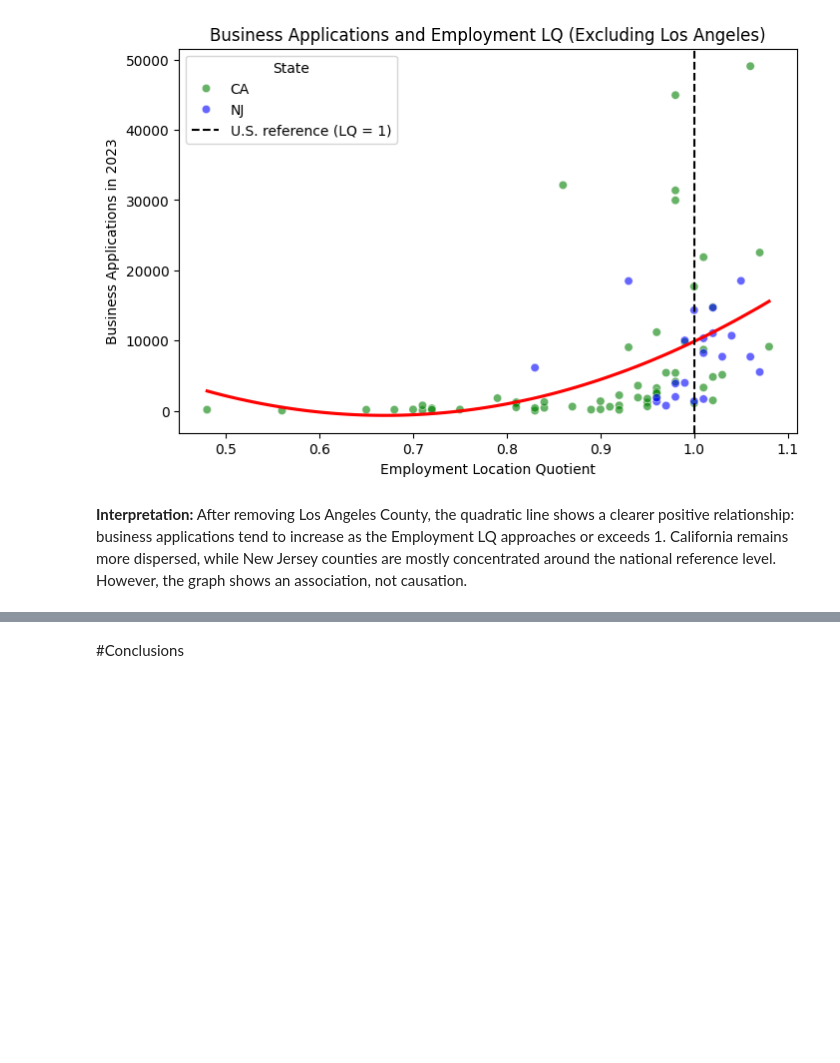
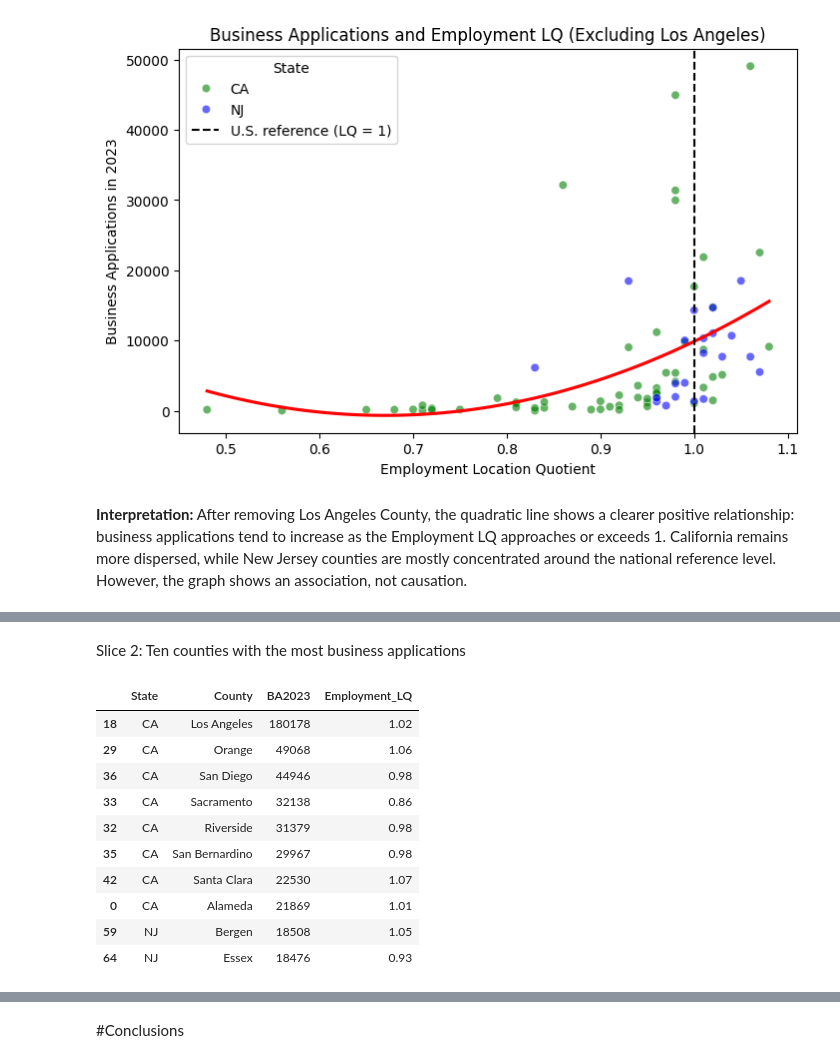
Before and after one commit to shirleyrutgers/DataManPy, a Jupyter notebook: ps2dataman.ipynb, the cells around one changed output, grey strips where cells are left out. Saved outputs shown, nothing was run; the diff lists cells and outputs as text; code cells hidden in the pictures; blank space fills up the shorter version.

```diff
--- a/ps2dataman.ipynb
+++ b/ps2dataman.ipynb
@@ -1577,0 +1598,8 @@ Text(0, 0.5, 'Business Applications in 2023')
+# %%
+# Recode states as a numeric variable
+business_priv_clean['State_Code'] = (
+    business_priv_clean['State'].map({
+        'NJ': 0,
+        'CA': 1
+    })
+)
@@ -1577,0 +1612,9 @@ Text(0, 0.5, 'Business Applications in 2023')
+# %%
+# Initially classify all counties as below the U.S. level
+business_priv_clean['LQ_Group'] = 'Below U.S.'
+
+# Replace the category when LQ is 1 or higher
+business_priv_clean.loc[
+    business_priv_clean['Employment_LQ'] >= 1,
+    'LQ_Group'
+] = 'At or above U.S.'
@@ -1577,0 +1623,14 @@ Text(0, 0.5, 'Business Applications in 2023')
+# %%
+# Calculate the median within each state
+state_median = business_priv_clean.groupby(
+    'State'
+)['BA2023'].transform('median')
+
+# Initially classify counties as below the state median
+business_priv_clean['BA_Level'] = 'Below state median'
+
+# Replace the category when BA2023 is at or above the state median
+business_priv_clean.loc[
+    business_priv_clean['BA2023'] >= state_median,
+    'BA_Level'
+] = 'At or above state median'
@@ -1577,0 +1656,24 @@ Text(0, 0.5, 'Business Applications in 2023')
+# %% [markdown]
+Slice 2: Ten counties with the most business applications
+# %%
+# Ten counties with the highest number of business applications
+top_business = business_priv_clean.sort_values(
+    by='BA2023',
+    ascending=False
+)[0:10]
+
+top_business[
+    ['State', 'County', 'BA2023', 'Employment_LQ']
+]
+# %% [output]
+|  | State | County | BA2023 | Employment_LQ |
+| 18 | CA | Los Angeles | 180178 | 1.02 |
+| 29 | CA | Orange | 49068 | 1.06 |
+| 36 | CA | San Diego | 44946 | 0.98 |
+| 33 | CA | Sacramento | 32138 | 0.86 |
+| 32 | CA | Riverside | 31379 | 0.98 |
+| 35 | CA | San Bernardino | 29967 | 0.98 |
+| 42 | CA | Santa Clara | 22530 | 1.07 |
+| 0 | CA | Alameda | 21869 | 1.01 |
+| 59 | NJ | Bergen | 18508 | 1.05 |
+| 64 | NJ | Essex | 18476 | 0.93 |
```
Also changed, not shown: parts of 14 cells of this notebook.
